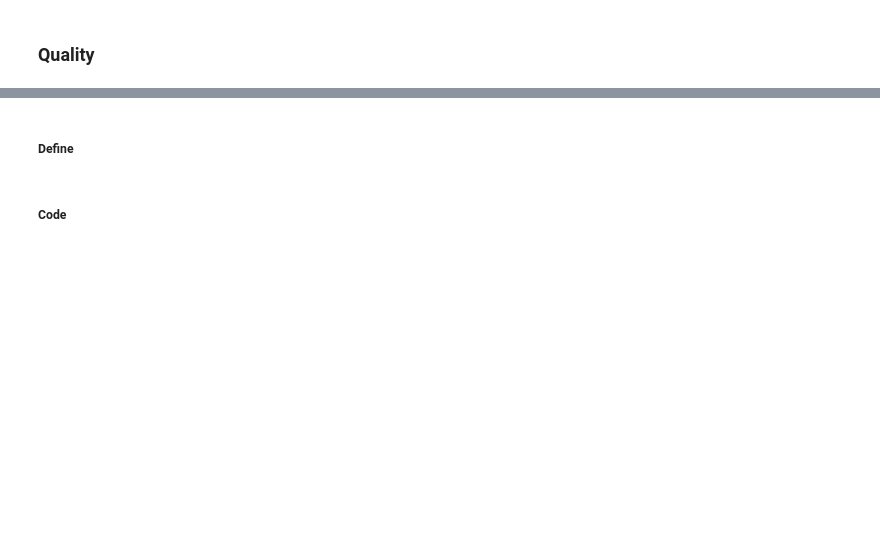
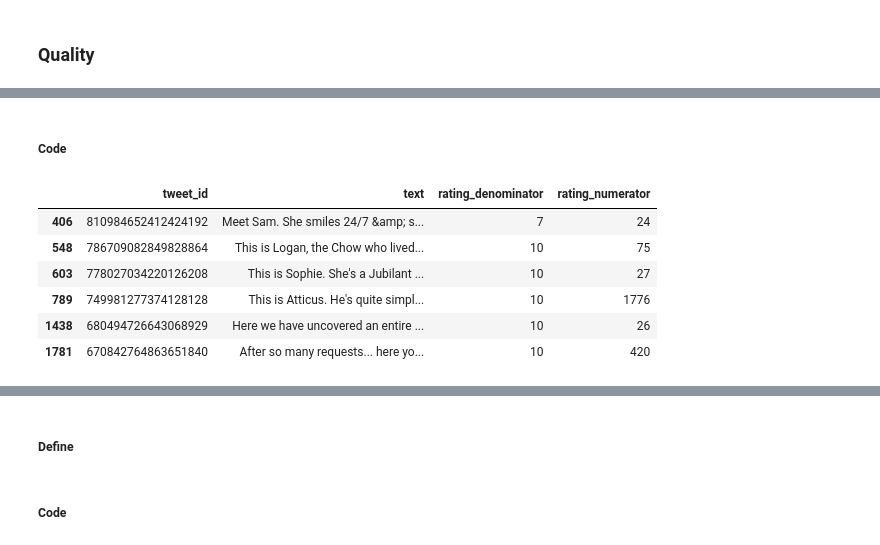
Before and after one commit to jyothirupa/dog-rates-data-wrangling, a Jupyter notebook: wrangle_act.ipynb, the cells around one changed output, grey strips where cells are left out. Saved outputs shown, nothing was run; the diff lists cells and outputs as text; code cells hidden in the pictures; blank space fills up the shorter version.

```diff
--- a/wrangle_act.ipynb
+++ b/wrangle_act.ipynb
@@ -740,0 +824,9 @@ Name: dog_stage, dtype: int64
+# %%
+# creating a dataframe with the required conditions
+filtered_df = master_df.loc[(master_df['rating_denominator'] > 10) & (master_df['rating_denominator'] % 10 == 0)]
+
+# iterrating through the records to update the numerator and denominator
+for index, row in filtered_df.iterrows():
+    # since there are multiple dogs, divide by number of dogs
+    master_df.loc[index, 'rating_numerator'] = row.rating_numerator/(row.rating_denominator/10)
+    master_df.loc[index, 'rating_denominator'] = 10   ### row.rating_denominator/(row.rating_denominator/10)
@@ -740,0 +840,7 @@ Name: dog_stage, dtype: int64
+# %%
+# the numerators and denominators of the ratings of the tweets are updated using the text
+master_df.loc[(master_df['tweet_id'] == 682962037429899265), 'rating_denominator'] = 10
+master_df.loc[(master_df['tweet_id'] == 682962037429899265), 'rating_numerator'] = 10
+
+master_df.loc[(master_df['tweet_id'] == 740373189193256964), 'rating_denominator'] = 10
+master_df.loc[(master_df['tweet_id'] == 740373189193256964), 'rating_numerator'] = 14
@@ -740,0 +861,13 @@ Name: dog_stage, dtype: int64
+# %% [markdown]
+##### Code
+# %%
+# getting all the records where numerator of the rating is greater than 20
+master_df[master_df['rating_numerator'] >= 20][['tweet_id', 'text', 'rating_denominator', 'rating_numerator']]
+# %% [output]
+|  | tweet_id | text | rating_denominator | rating_numerator |
+| 406 | 810984652412424192 | Meet Sam. She smiles 24/7 &amp; s... | 7 | 24 |
+| 548 | 786709082849828864 | This is Logan, the Chow who lived... | 10 | 75 |
+| 603 | 778027034220126208 | This is Sophie. She's a Jubilant ... | 10 | 27 |
+| 789 | 749981277374128128 | This is Atticus. He's quite simpl... | 10 | 1776 |
+| 1438 | 680494726643068929 | Here we have uncovered an entire ... | 10 | 26 |
+| 1781 | 670842764863651840 | After so many requests... here yo... | 10 | 420 |
```
Also changed, not shown: parts of 39 cells of this notebook.
